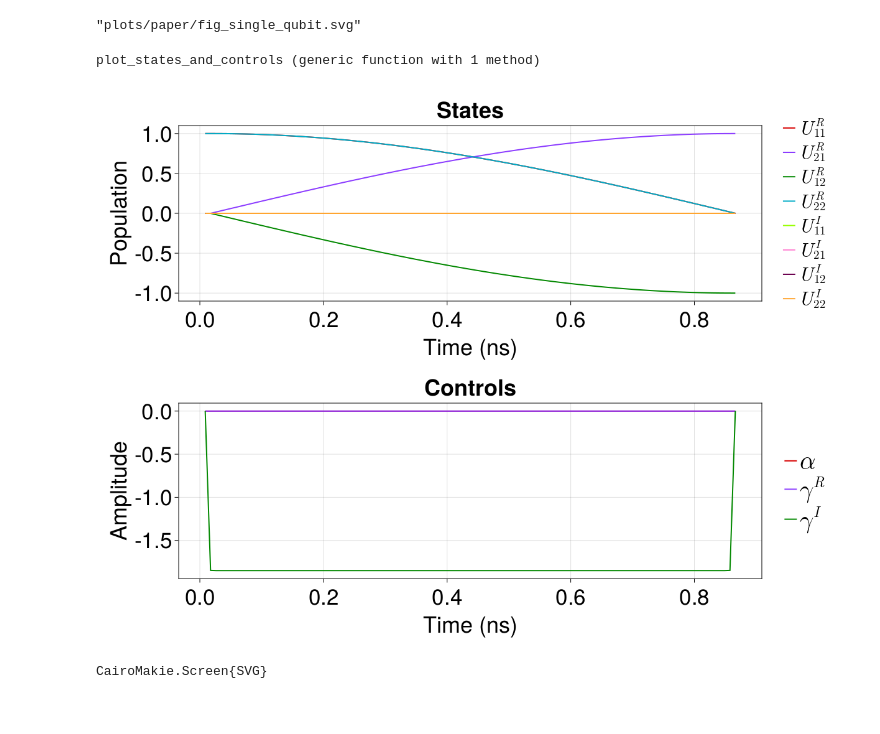
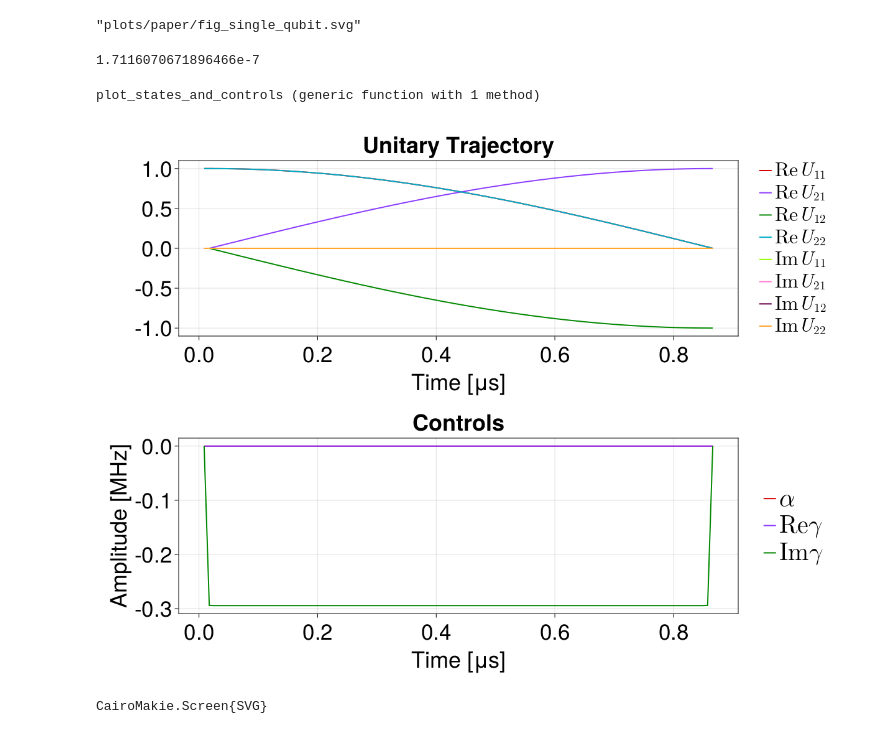
Before and after one commit to kestrelquantum/QuantumCollocation.jl, a Jupyter notebook: examples/single_qubit/figures_makie.ipynb, the cells around one changed output. Saved outputs shown, nothing was run; the diff lists cells and outputs as text; code cells hidden in the pictures.

```diff
--- a/examples/single_qubit/figures_makie.ipynb
+++ b/examples/single_qubit/figures_makie.ipynb
@@ -14,6 +14,12 @@ Loading data dict from results/mintime/Y_gate_T_100_Q_100.0_R_0.01_R_smoothness_
    duration = 0.8662448093118121
    exp fidelity = 0.9999996576788037
 "plots/paper/fig_single_qubit.svg"
+# %%
+U = iso_vec_to_operator(traj[end].Ũ⃗)
+U_goal = iso_vec_to_operator(traj.goal.Ũ⃗)
+1 - unitary_fidelity(U, U_goal)
+# %% [output]
+1.7116070671896466e-7
 # %%
 function plot_states_and_controls(
     states::AbstractMatrix{<:Real},
@@ -35,8 +41,8 @@ function plot_states_and_controls(
     ylabel_states="Population",
     title_controls="Controls",
     labels_controls=[L"u_%$i" for i = 1:size(controls, 1)],
-    ylabel_controls="Amplitude",
-    label_time=L"Time $(\mu s)$",
+    ylabel_controls="Amplitude [GHz]",
+    label_time="Time [μs]",
 )
 
     fig = Figure(resolution=res)
@@ -45,7 +51,7 @@ function plot_states_and_controls(
         fig[1, 1];
         title=title_states,
         titlesize=titlesize,
-        xlabel="Time (ns)",
+        xlabel=label_time,
         ylabel=ylabel_states,
         ylabelsize=ysize,
         xlabelsize=xsize,
@@ -63,7 +69,7 @@ function plot_states_and_controls(
         fig[2, 1];
         title=title_controls,
         titlesize=titlesize,
-        xlabel="Time (ns)",
+        xlabel=label_time,
         ylabel=ylabel_controls,
         ylabelsize=ysize,
         xlabelsize=xsize,
@@ -81,16 +87,21 @@ end
 plot_states_and_controls (generic function with 1 method)
 # %%
 x = traj.Ũ⃗
-u = vcat(traj.α, traj.γ)
+u = vcat(traj.α, traj.γ) / 2π
 ts = times(traj)
 
-U_labels = [L"U_{11}^R", L"U_{21}^R", L"U_{12}^R", L"U_{22}^R", L"U_{11}^I", L"U_{21}^I", L"U_{12}^I", L"U_{22}^I"]
+# U_labels = [L"U_{11}^R", L"U_{21}^R", L"U_{12}^R", L"U_{22}^R", L"U_{11}^I", L"U_{21}^I", L"U_{12}^I", L"U_{22}^I"]
+U_labels = [L"\text{Re} U_{11}", L"\text{Re} U_{21}", L"\text{Re} U_{12}", L"\text{Re} U_{22}", L"\text{Im} U_{11}", L"\text{Im} U_{21}", L"\text{Im} U_{12}", L"\text{Im} U_{22}"]
 
-labels_controls = [L"\alpha", L"\gamma^R", L"\gamma^I"]
+labels_controls = [L"\alpha", L"\text{Re} \gamma", L"\text{Im} \gamma"]
+states_title = "Unitary Trajectory"
 
-fig = plot_states_and_controls(x, u, ts; labels_states=U_labels, labels_controls=labels_controls)
+ylabel_states = ""
+ylabel_controls = "Amplitude [MHz]"
+
+fig = plot_states_and_controls(x, u, ts; labels_states=U_labels, labels_controls=labels_controls, title_states=states_title, ylabel_controls=ylabel_controls, ylabel_states=ylabel_states)
 # %% [output]
-[figure, old version]
+[figure, new version]
 # %%
 save(plot_path, fig)
 # %% [output]
```
Also changed, not shown: 17 other files.
